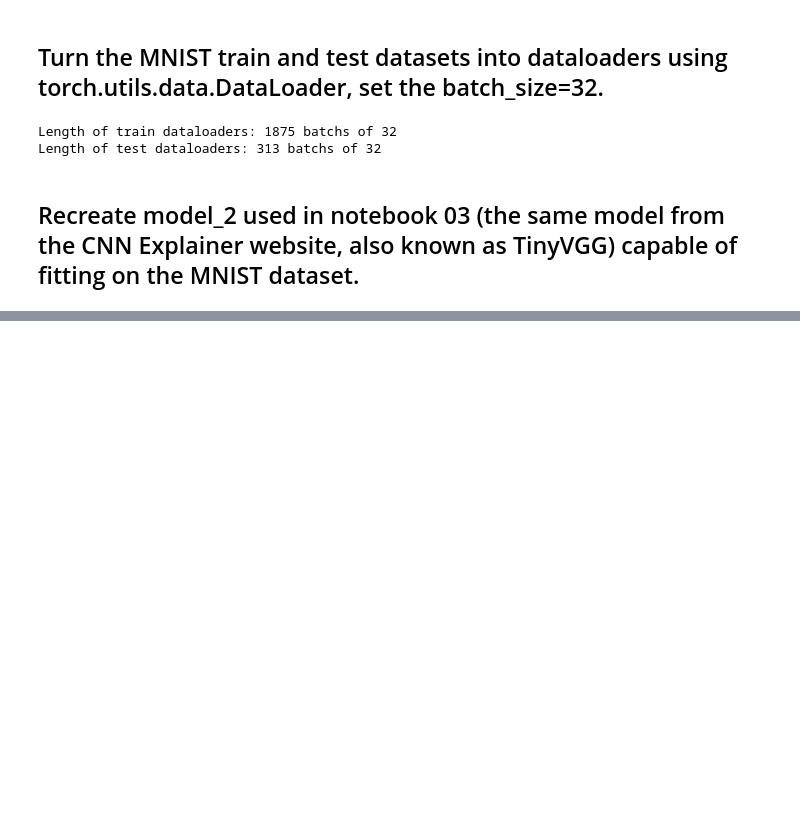
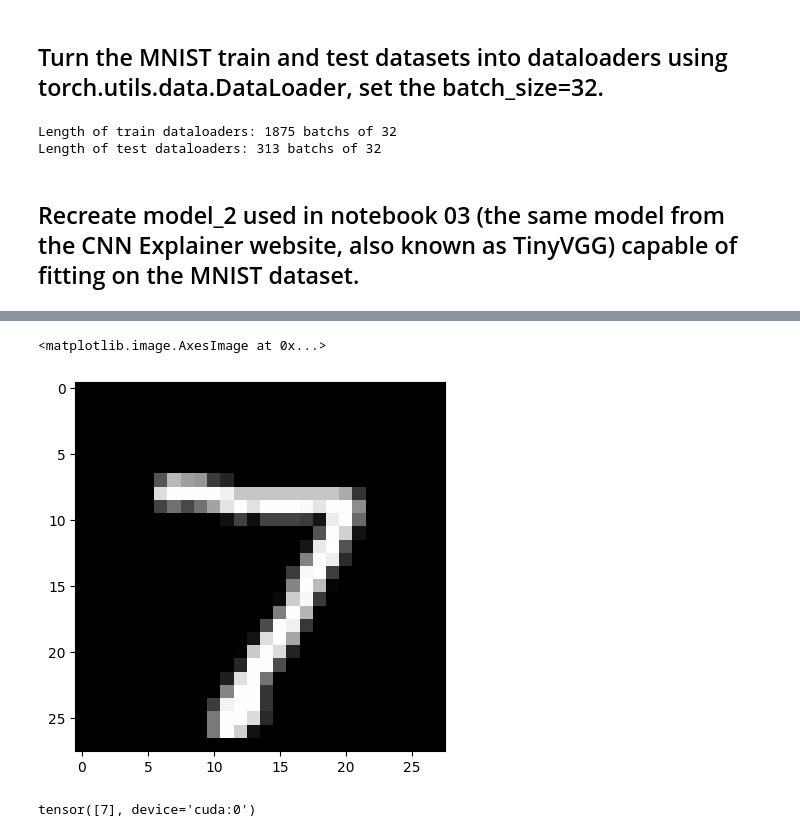
Before and after one commit to Niloy009/learning_pytorch, a Jupyter notebook: exercises/03_exercise_pytorch_computer_vision.ipynb, the cells around one changed output, grey strips where cells are left out. Drawn from its saved outputs; the diff is of its cells as text; code cells hidden in the pictures; blank space fills up the shorter version.

```diff
--- a/exercises/03_exercise_pytorch_computer_vision.ipynb
+++ b/exercises/03_exercise_pytorch_computer_vision.ipynb
@@ -167,0 +308,14 @@ model_1 = MNISTMODELV1(input_shape=1,
+# %%
+# Make predictions with the trained model
+plt.imshow(test_data[0][0].squeeze(), cmap="gray")
+# %% [output]
+<matplotlib.image.AxesImage at 0x...>
+[figure, added]
+# %%
+# Logits -> Prediction probabilities -> Prediction labels
+model_pred_logits = model_gpu(test_data[0][0].unsqueeze(dim=0).to(device)) # make sure image is right shape + on right device
+model_pred_probs = torch.softmax(model_pred_logits, dim=1)
+model_pred_label = torch.argmax(model_pred_probs, dim=1)
+model_pred_label
+# %% [output]
+tensor([7], device='cuda:0')
```
Also changed, not shown: parts of 9 cells of this notebook.
